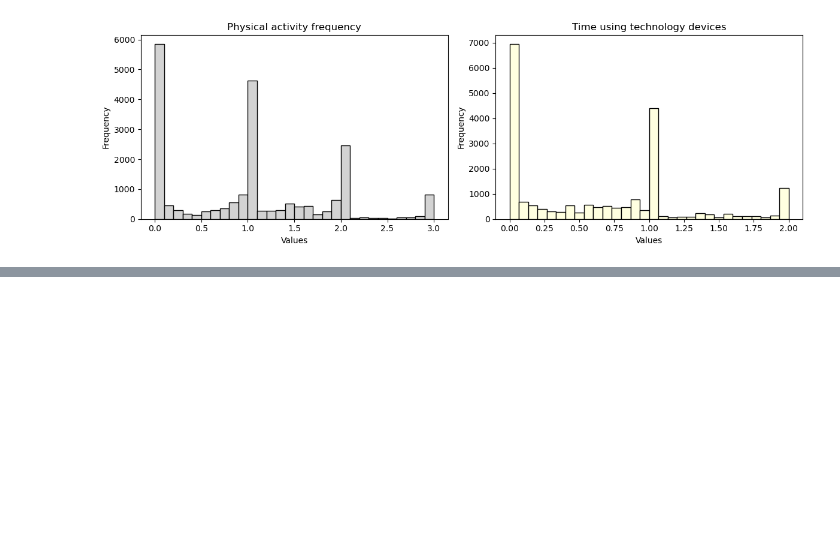
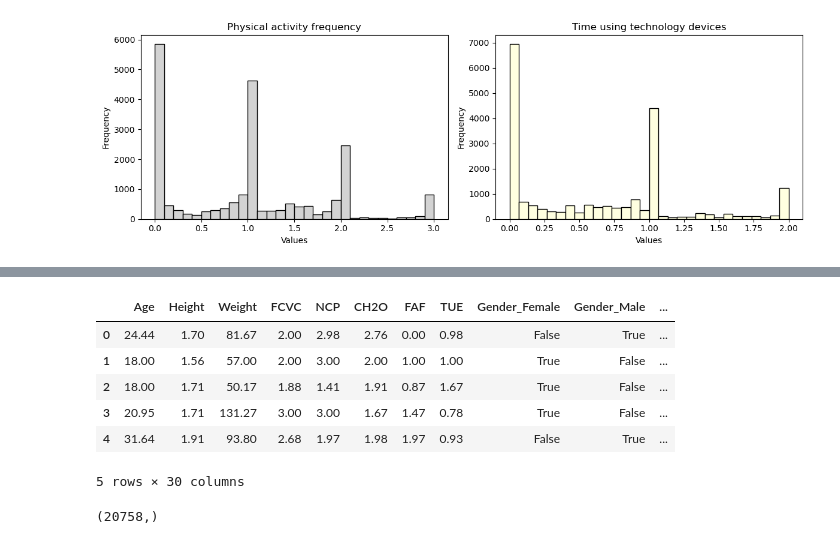
Before and after one commit to davidheilbron/Projects, a Jupyter notebook: Multi-Class Prediction of Obesity Risk/Code.ipynb, the cells around one changed output, grey strips where cells are left out. Saved outputs shown, nothing was run; the diff lists cells and outputs as text; code cells hidden in the pictures; blank space fills up the shorter version.

```diff
--- a/Multi-Class Prediction of Obesity Risk/Code.ipynb
+++ b/Multi-Class Prediction of Obesity Risk/Code.ipynb
@@ -258,0 +279,16 @@ Name: count, dtype: int64
+# %%
+# One hot encoding - categorical variables are Gender, Family, FAVC, CAEC, Smoke, SCC, CALC, and MTRANS
+X_train_encoded = pd.get_dummies(X_train, columns=['Gender', 'Family', 'FAVC', 'CAEC', 'SMOKE', 'SCC', 'CALC', 'MTRANS'])
+X_train_encoded.head()
+# %% [output]
+|  | Age | Height | Weight | FCVC | NCP | CH2O | FAF | TUE | Gender_Female | Gender_Male | ... |
+| 0 | 24.44 | 1.70 | 81.67 | 2.00 | 2.98 | 2.76 | 0.00 | 0.98 | False | True | ... |
+| 1 | 18.00 | 1.56 | 57.00 | 2.00 | 3.00 | 2.00 | 1.00 | 1.00 | True | False | ... |
+| 2 | 18.00 | 1.71 | 50.17 | 1.88 | 1.41 | 1.91 | 0.87 | 1.67 | True | False | ... |
+| 3 | 20.95 | 1.71 | 131.27 | 3.00 | 3.00 | 1.67 | 1.47 | 0.78 | True | False | ... |
+| 4 | 31.64 | 1.91 | 93.80 | 2.68 | 1.97 | 1.98 | 1.97 | 0.93 | False | True | ... |
+5 rows × 30 columns
+# %%
+y.shape
+# %% [output]
+(20758,)
```
Also changed, not shown: parts of 24 cells of this notebook.
